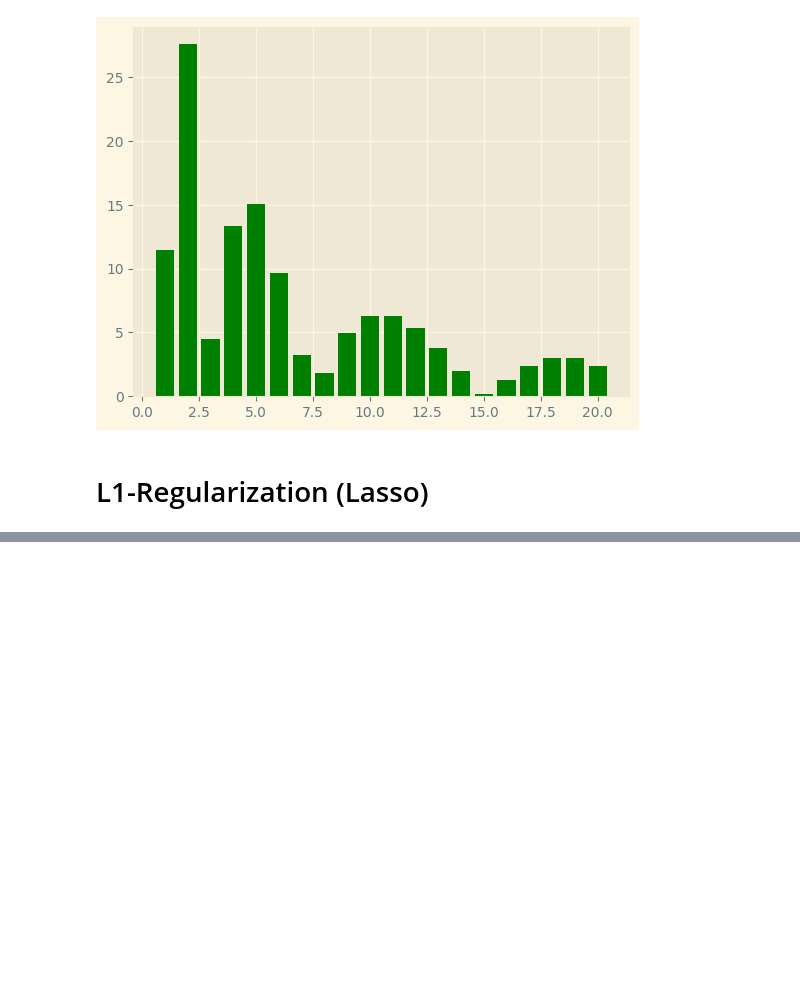
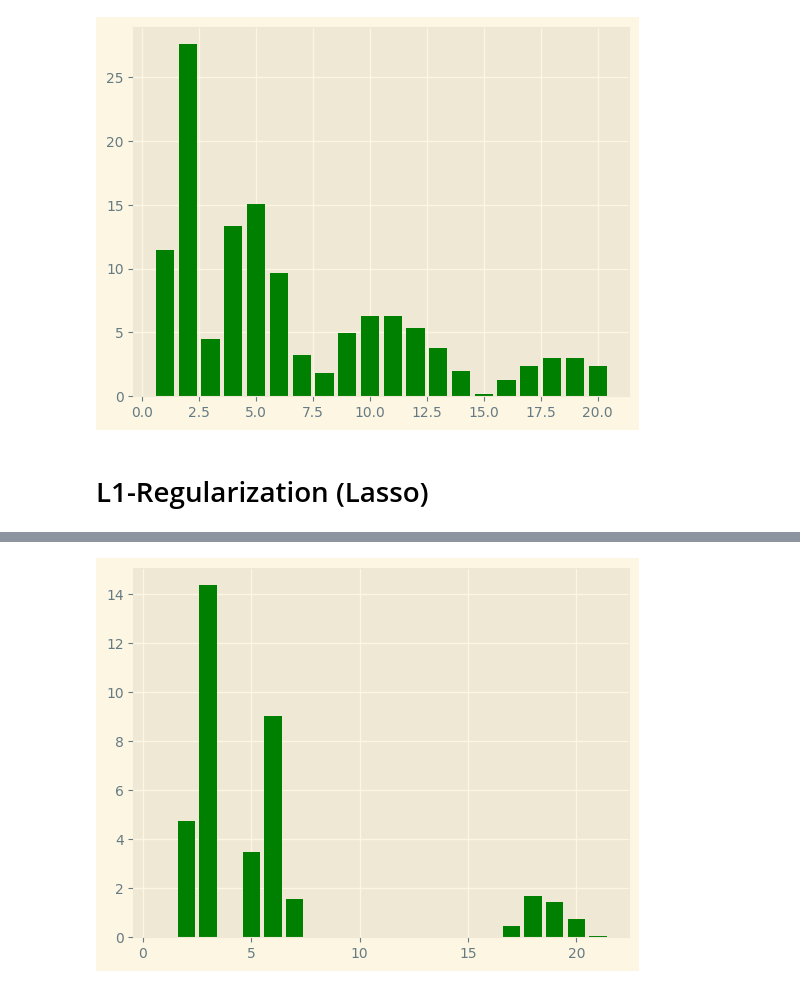
Before and after one commit to SoheilBadri2000/DataScience1, a Jupyter notebook: 8.ipynb, the cells around one changed output, grey strips where cells are left out. Saved outputs shown, nothing was run; the diff lists cells and outputs as text; code cells hidden in the pictures; blank space fills up the shorter version.

```diff
--- a/8.ipynb
+++ b/8.ipynb
@@ -170,0 +251,4 @@ plot_coef(model.steps[1][1].coef_)
+# %%
+plot_coef(model.steps[1][1].coef_)
+# %% [output]
+[figure, added]
```
Also changed, not shown: parts of 40 cells of this notebook.
